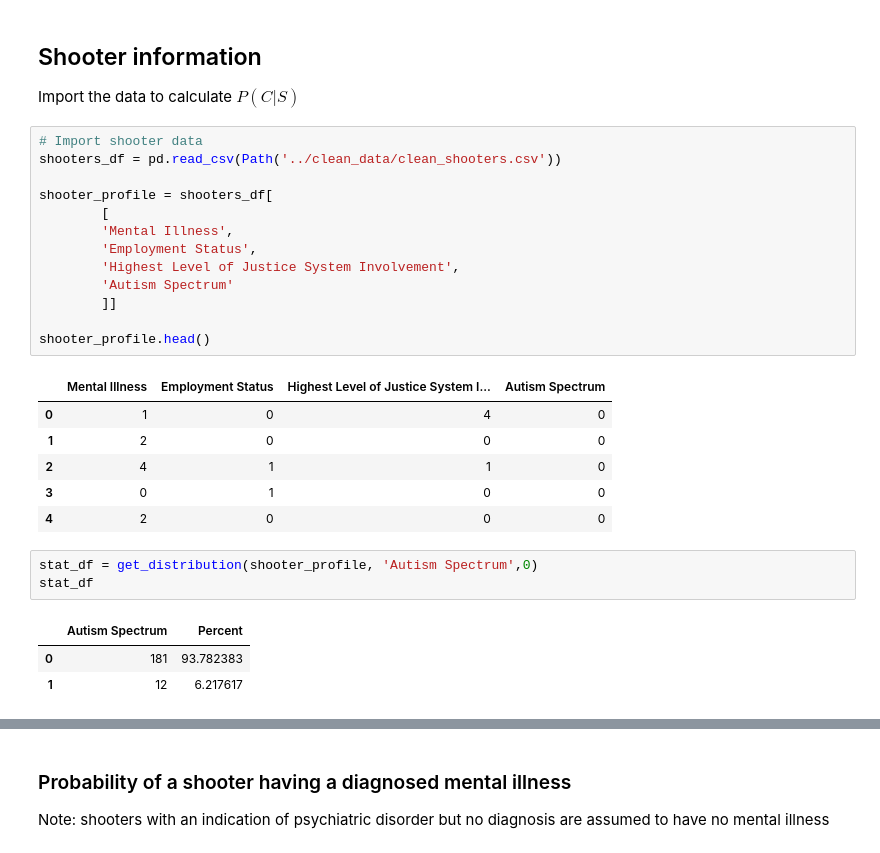
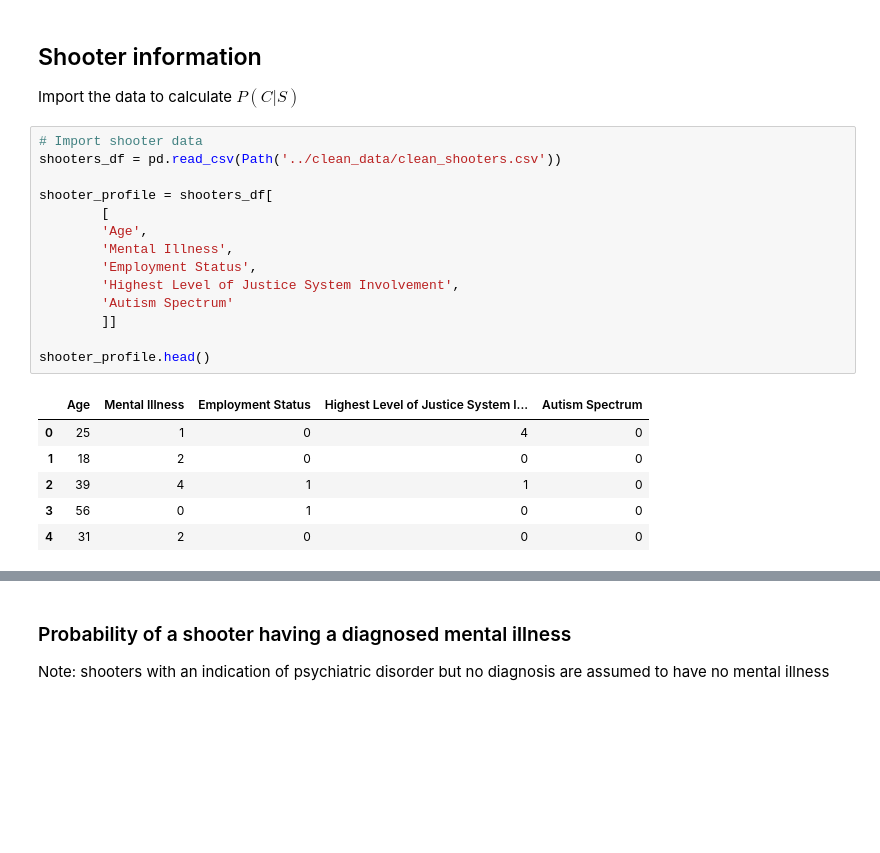
Before and after one commit to benoitchamot/Shootings, a Jupyter notebook: Model/Model_Statistical.ipynb, the cells around one changed output, grey strips where cells are left out. Saved outputs shown, nothing was run; the diff lists cells and outputs as text; blank space fills up the shorter version.

```diff
--- a/Model/Model_Statistical.ipynb
+++ b/Model/Model_Statistical.ipynb
@@ -55,27 +55,21 @@ Import the data to calculate $P(C|S)$
 # %%
 # Import shooter data
 shooters_df = pd.read_csv(Path('../clean_data/clean_shooters.csv'))
 
 shooter_profile = shooters_df[
         [
+        'Age',
         'Mental Illness',
         'Employment Status',
         'Highest Level of Justice System Involvement',
         'Autism Spectrum'
         ]]
 
 shooter_profile.head()
 # %% [output]
-|  | Mental Illness | Employment Status | Highest Level of Justice System I... | Autism Spectrum |
-| 0 | 1 | 0 | 4 | 0 |
-| 1 | 2 | 0 | 0 | 0 |
-| 2 | 4 | 1 | 1 | 0 |
-| 3 | 0 | 1 | 0 | 0 |
-| 4 | 2 | 0 | 0 | 0 |
+|  | Age | Mental Illness | Employment Status | Highest Level of Justice System I... | Autism Spectrum |
+| 0 | 25 | 1 | 0 | 4 | 0 |
+| 1 | 18 | 2 | 0 | 0 | 0 |
+| 2 | 39 | 4 | 1 | 1 | 0 |
+| 3 | 56 | 0 | 1 | 0 | 0 |
+| 4 | 31 | 2 | 0 | 0 | 0 |
-# %%
-stat_df = get_distribution(shooter_profile, 'Autism Spectrum',0)
-stat_df
-# %% [output]
-|  | Autism Spectrum | Percent |
-| 0 | 181 | 93.782383 |
-| 1 | 12 | 6.217617 |
```
Also changed, not shown: parts of 17 cells of this notebook, 3 other files.
